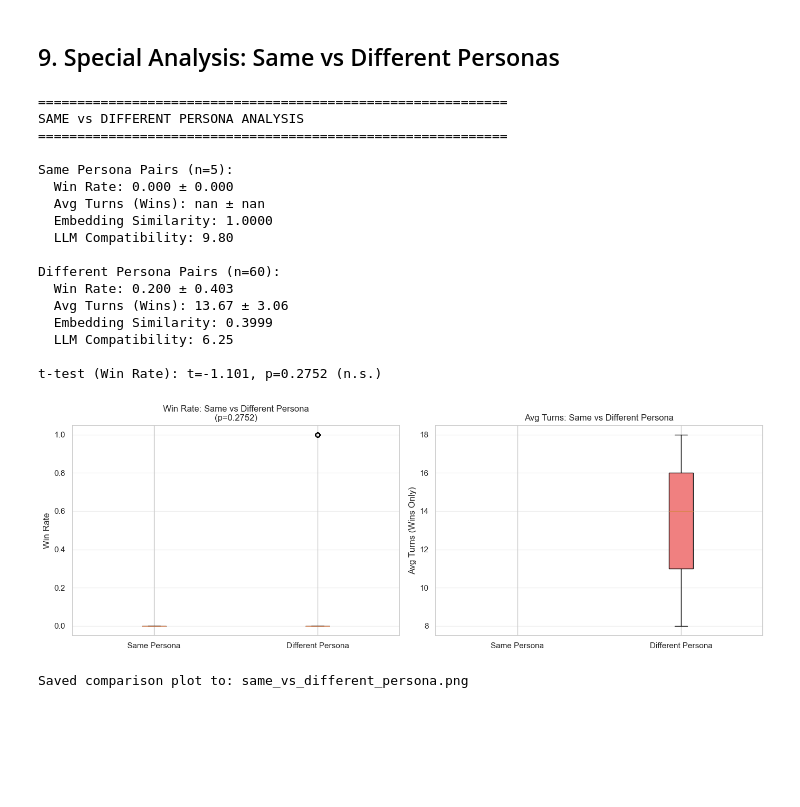
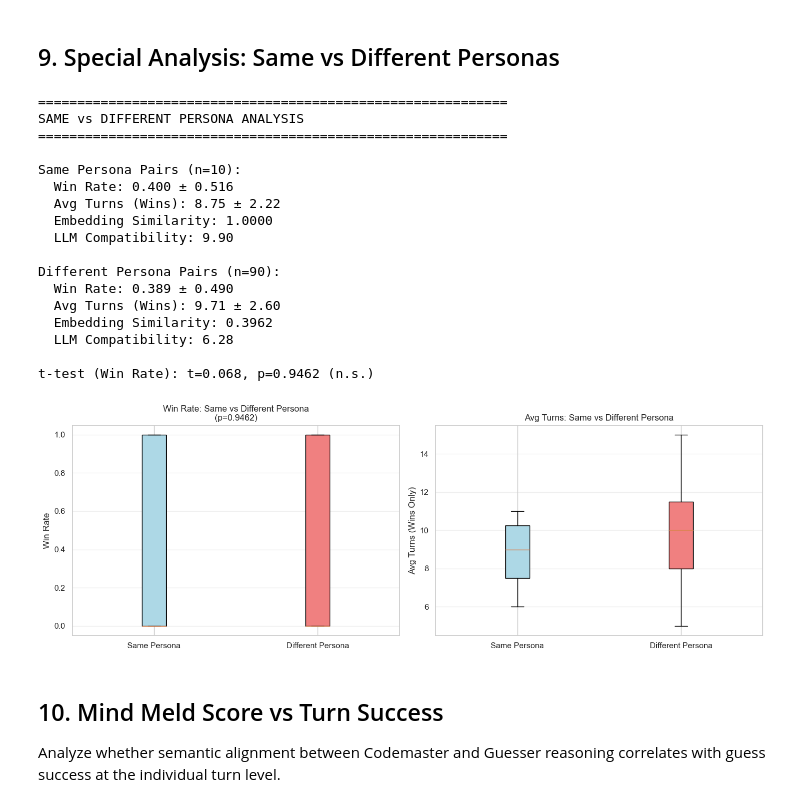
Before and after one commit to jooooooos/codenames_llm, a Jupyter notebook: similarity.ipynb, the cells around one changed output. Cells and saved outputs as stored; diff of their text form; code cells hidden in the pictures; blank space fills up the shorter version.

```diff
--- a/similarity.ipynb
+++ b/similarity.ipynb
@@ -32,6 +32,7 @@ from collections import defaultdict
 
 import pandas as pd
 import numpy as np
+from tqdm.notebook import tqdm
 import matplotlib.pyplot as plt
 import seaborn as sns
 from scipy.stats import pearsonr, spearmanr
@@ -51,6 +52,8 @@ plt.rcParams['figure.figsize'] = (12, 6)
 
 # ===== CONFIGURATION =====
 MAX_PERSONA_ID = 10  # Set to match your RunFullExperiment.ipynb configuration
+LOGS_DIR = 'game_logs/gemma2 - full'  # Directory containing game logs
 print(f"Analysis configured for personas 1-{MAX_PERSONA_ID}")
+print(f"Loading logs from: {LOGS_DIR}")
 # %% [output]
 Analysis configured for personas 1-10
@@ -143,6 +147,6 @@ def load_game_logs(logs_dir='game_logs', max_persona_id=None):
 
 
 # Load all game data with MAX_PERSONA_ID filter
-games_df = load_game_logs(logs_dir='llama_game_logs', max_persona_id=MAX_PERSONA_ID)
+games_df = load_game_logs(logs_dir=LOGS_DIR, max_persona_id=MAX_PERSONA_ID)
 games_df.head(10)
 # %% [output]
@@ -867,48 +1095,49 @@ fig, axes = plt.subplots(1, 2, figsize=(14, 5))
 # Win Rate comparison
 ax1 = axes[0]
 data_to_plot = [same_persona['win_rate'].dropna(), diff_persona['win_rate'].dropna()]
-bp1 = ax1.boxplot(data_to_plot, labels=['Same Persona', 'Different Persona'], patch_artist=True)
+bp1 = ax1.boxplot(data_to_plot, tick_labels=['Same Persona', 'Different Persona'], patch_artist=True)
 bp1['boxes'][0].set_facecolor('lightblue')
 bp1['boxes'][1].set_facecolor('lightcoral')
 ax1.set_ylabel('Win Rate', fontsize=12)
 ax1.set_title(f'Win Rate: Same vs Different Persona\n(p={p_val_wr:.4f})', fontsize=12)
 ax1.grid(True, alpha=0.3, axis='y')
 
 # Avg Turns comparison
 ax2 = axes[1]
 data_to_plot2 = [
     same_persona['avg_turns_wins_only'].dropna(),
     diff_persona['avg_turns_wins_only'].dropna()
 ]
-bp2 = ax2.boxplot(data_to_plot2, labels=['Same Persona', 'Different Persona'], patch_artist=True)
+bp2 = ax2.boxplot(data_to_plot2, tick_labels=['Same Persona', 'Different Persona'], patch_artist=True)
 bp2['boxes'][0].set_facecolor('lightblue')
 bp2['boxes'][1].set_facecolor('lightcoral')
 ax2.set_ylabel('Avg Turns (Wins Only)', fontsize=12)
 ax2.set_title('Avg Turns: Same vs Different Persona', fontsize=12)
 ax2.grid(True, alpha=0.3, axis='y')
 
 plt.tight_layout()
-plt.savefig('same_vs_different_persona.png', dpi=150, bbox_inches='tight')
+plt.savefig('figures/same_vs_different_persona.pdf', dpi=300, bbox_inches='tight')
 plt.show()
-
-print("\nSaved comparison plot to: same_vs_different_persona.png")
 # %% [output]
 ============================================================
 SAME vs DIFFERENT PERSONA ANALYSIS
 ============================================================
 
-Same Persona Pairs (n=5):
-  Win Rate: 0.000 ± 0.000
-  Avg Turns (Wins): nan ± nan
+Same Persona Pairs (n=10):
+  Win Rate: 0.400 ± 0.516
+  Avg Turns (Wins): 8.75 ± 2.22
   Embedding Similarity: 1.0000
-  LLM Compatibility: 9.80
+  LLM Compatibility: 9.90
 
-Different Persona Pairs (n=60):
-  Win Rate: 0.200 ± 0.403
-  Avg Turns (Wins): 13.67 ± 3.06
-  Embedding Similarity: 0.3999
-  LLM Compatibility: 6.25
+Different Persona Pairs (n=90):
+  Win Rate: 0.389 ± 0.490
+  Avg Turns (Wins): 9.71 ± 2.60
+  Embedding Similarity: 0.3962
+  LLM Compatibility: 6.28
 
-t-test (Win Rate): t=-1.101, p=0.2752 (n.s.)
+t-test (Win Rate): t=0.068, p=0.9462 (n.s.)
-[figure, old version]
+[figure, new version]
-Saved comparison plot to: same_vs_different_persona.png
+# %% [markdown]
+## 10. Mind Meld Score vs Turn Success
+
+Analyze whether semantic alignment between Codemaster and Guesser reasoning correlates with guess success at the individual turn level.
```
Also changed, not shown: parts of 17 cells of this notebook, 15 other files.
